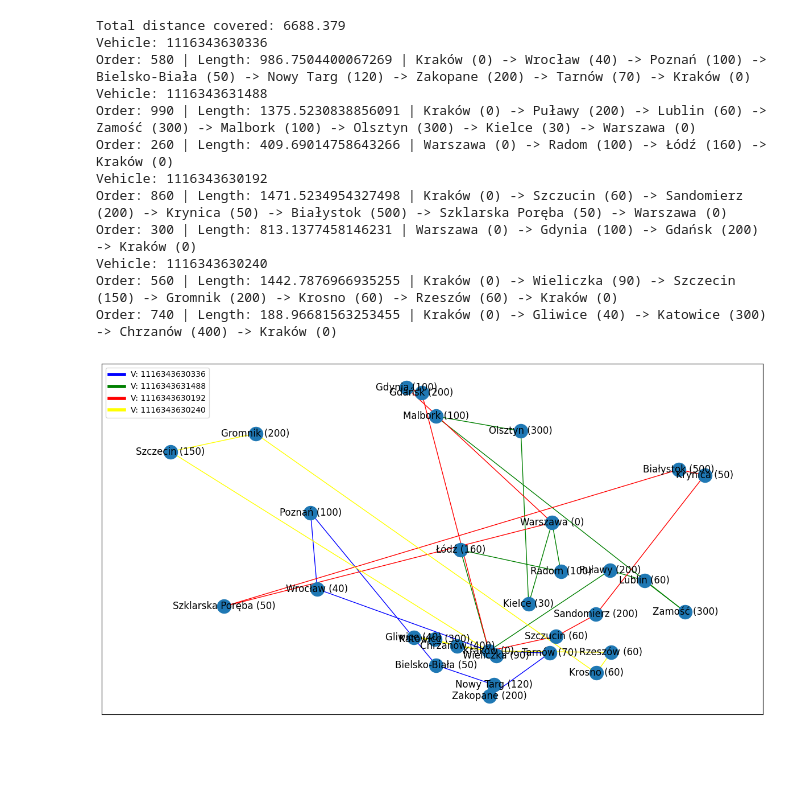
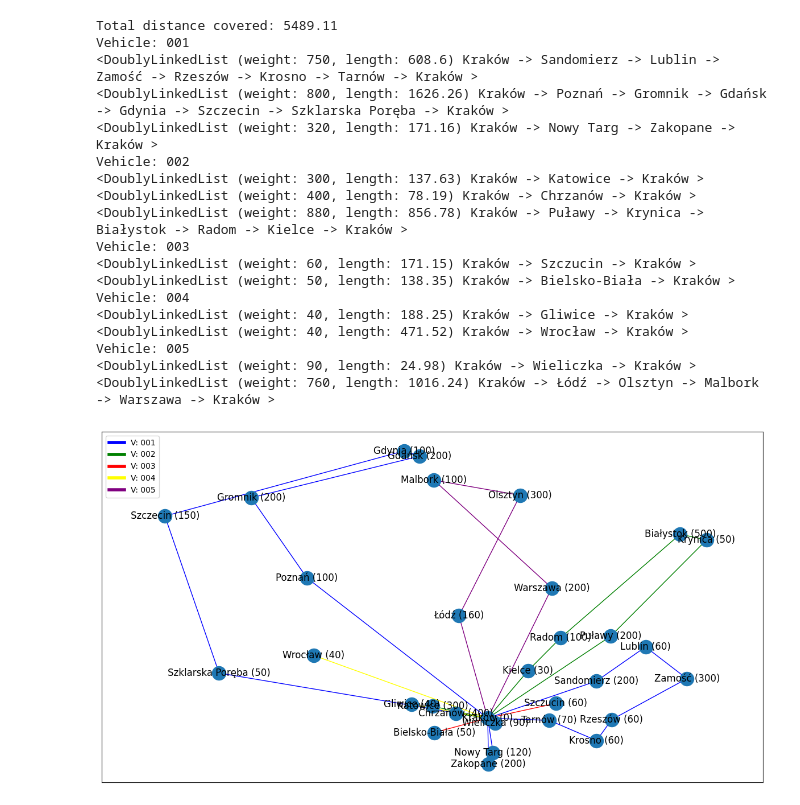
Before and after one commit to dariuszewski/vehicle_routing_problem, a Jupyter notebook: notebook.ipynb, the cells around one changed output. Cells and saved outputs as stored; diff of their text form; code cells hidden in the pictures; blank space fills up the shorter version.

```diff
--- a/notebook.ipynb
+++ b/notebook.ipynb
@@ -2,15 +2,17 @@
 import networkx as nx
 import matplotlib.pyplot as plt
 
-from src.models.city_list import CityList
-from src.models.fleet import Fleet
+from src.algorithms.models.graph_manager import GraphManager
 from src.algorithms.simulated_annealing import SimulatedAnnealing
 
-city_list = CityList.from_csv('./temp/orders_multiple_depots.csv')
-fleet = Fleet(num_vehicles=5, vehicle_capacity=1000, city_list=city_list)
-SA = SimulatedAnnealing(fleet=fleet, epochs=15, attempts=5, initial_temp=100,
-                        cooling_rate=0.9, annealing_method='nearest_neighbor',
-                        store_solutions=True)
+clm = GraphManager(
+    node_list='./temp/orders_with_depots.csv',
+    max_cap=1000,
+    vehicles=5
+)
+
+SA = SimulatedAnnealing(graph_manager=clm, epochs=35, attempts=30,
+                        initial_temp=1, cooling_rate=0.9)
 # %%
 solution = SA.optimize()
 print(SA)
@@ -31,24 +32,31 @@ Current Shortest     : 6688.379
 ---------------------------------------------------
 # %%
 # print routes
-print('Total distance covered:', solution.distance_covered)
-for vehicle in solution:
-    print(f'Vehicle: {id(vehicle)}')
-    for route in vehicle.route_list:
+print('Total distance covered:', solution.total_length)
+fleet = SA.to_fleet()
+for vehicle in fleet:
+    print(f'Vehicle: {vehicle.number}')
+    for route in vehicle.routes:
         print(route)
 # %% [output]
-Total distance covered: 6688.379
-Vehicle: 1116343630336
-Order: 580 | Length: 986.7504400067269 | Kraków (0) -> Wrocław (40) -> Poznań (100) -> Bielsko-Biała (50) -> Nowy Targ (120) -> Zakopane (200) -> Tarnów (70) -> Kraków (0)
-Vehicle: 1116343631488
-Order: 990 | Length: 1375.5230838856091 | Kraków (0) -> Puławy (200) -> Lublin (60) -> Zamość (300) -> Malbork (100) -> Olsztyn (300) -> Kielce (30) -> Warszawa (0)
-Order: 260 | Length: 409.69014758643266 | Warszawa (0) -> Radom (100) -> Łódź (160) -> Kraków (0)
-Vehicle: 1116343630192
-Order: 860 | Length: 1471.5234954327498 | Kraków (0) -> Szczucin (60) -> Sandomierz (200) -> Krynica (50) -> Białystok (500) -> Szklarska Poręba (50) -> Warszawa (0)
-Order: 300 | Length: 813.1377458146231 | Warszawa (0) -> Gdynia (100) -> Gdańsk (200) -> Kraków (0)
-Vehicle: 1116343630240
-Order: 560 | Length: 1442.7876966935255 | Kraków (0) -> Wieliczka (90) -> Szczecin (150) -> Gromnik (200) -> Krosno (60) -> Rzeszów (60) -> Kraków (0)
-Order: 740 | Length: 188.96681563253455 | Kraków (0) -> Gliwice (40) -> Katowice (300) -> Chrzanów (400) -> Kraków (0)
+Total distance covered: 5489.11
+Vehicle: 001
+<DoublyLinkedList (weight: 750, length: 608.6) Kraków -> Sandomierz -> Lublin -> Zamość -> Rzeszów -> Krosno -> Tarnów -> Kraków >
+<DoublyLinkedList (weight: 800, length: 1626.26) Kraków -> Poznań -> Gromnik -> Gdańsk -> Gdynia -> Szczecin -> Szklarska Poręba -> Kraków >
+<DoublyLinkedList (weight: 320, length: 171.16) Kraków -> Nowy Targ -> Zakopane -> Kraków >
+Vehicle: 002
+<DoublyLinkedList (weight: 300, length: 137.63) Kraków -> Katowice -> Kraków >
+<DoublyLinkedList (weight: 400, length: 78.19) Kraków -> Chrzanów -> Kraków >
+<DoublyLinkedList (weight: 880, length: 856.78) Kraków -> Puławy -> Krynica -> Białystok -> Radom -> Kielce -> Kraków >
+Vehicle: 003
+<DoublyLinkedList (weight: 60, length: 171.15) Kraków -> Szczucin -> Kraków >
+<DoublyLinkedList (weight: 50, length: 138.35) Kraków -> Bielsko-Biała -> Kraków >
+Vehicle: 004
+<DoublyLinkedList (weight: 40, length: 188.25) Kraków -> Gliwice -> Kraków >
+<DoublyLinkedList (weight: 40, length: 471.52) Kraków -> Wrocław -> Kraków >
+Vehicle: 005
+<DoublyLinkedList (weight: 90, length: 24.98) Kraków -> Wieliczka -> Kraków >
+<DoublyLinkedList (weight: 760, length: 1016.24) Kraków -> Łódź -> Olsztyn -> Malbork -> Warszawa -> Kraków >
 # %%
 def generate_nx_graph(fleet):
     # Create a new graph
@@ -66,39 +74,39 @@ def generate_nx_graph(fleet):
         vehicle_colors[vehicle] = vehicle_color
         color_index += 1
 
-        for route in vehicle.route_list:
+        for route in vehicle.routes:
             previous_city = None
             for city in route:
                 # Add node for each city with its geographical position
-                G.add_node(city.name, pos=(city.lon, city.lat), label=f"{city.name} ({city.order})")
+                G.add_node(city.name, pos=(city.lon, city.lat), label=f"{city.name} ({city.weight})")
 
                 # Add edge if previous city exists
                 if previous_city:
                     # Optionally, you can calculate the distance between cities to set as weight
                     G.add_edge(previous_city.name, city.name, color=vehicle_color)
                 previous_city = city
 
     # Position nodes based on geographical coordinates
     pos = nx.get_node_attributes(G, 'pos')
 
     # Draw the graph
     # Draw nodes with positions
     nx.draw_networkx_nodes(G, pos)
 
     # Draw edges with different colors
     for edge in G.edges(data=True):
         nx.draw_networkx_edges(G, pos, edgelist=[(edge[0], edge[1])], edge_color=edge[2]['color'])
 
     # Draw labels
     nx.draw_networkx_labels(G, pos, {n: d['label'] for n, d in G.nodes(data=True)})
 
     # Create a legend for vehicles
     vehicle_legend = [plt.Line2D([0], [0], color=color, lw=4) for color in vehicle_colors.values()]
-    plt.legend(vehicle_legend, [f"V: {id(v)}" for v in vehicle_colors.keys()], loc='upper left')
+    plt.legend(vehicle_legend, [f"V: {v.number}" for v in vehicle_colors.keys()], loc='upper left')
 
     plt.axis('equal')  # Set equal scaling by x and y axes for correct geographical representation
     plt.show()
 
-generate_nx_graph(solution)
+generate_nx_graph(fleet)
 # %% [output]
-[figure, old version]
+[figure, new version]
```
Also changed, not shown: parts of 1 cell of this notebook, 29 other files.
